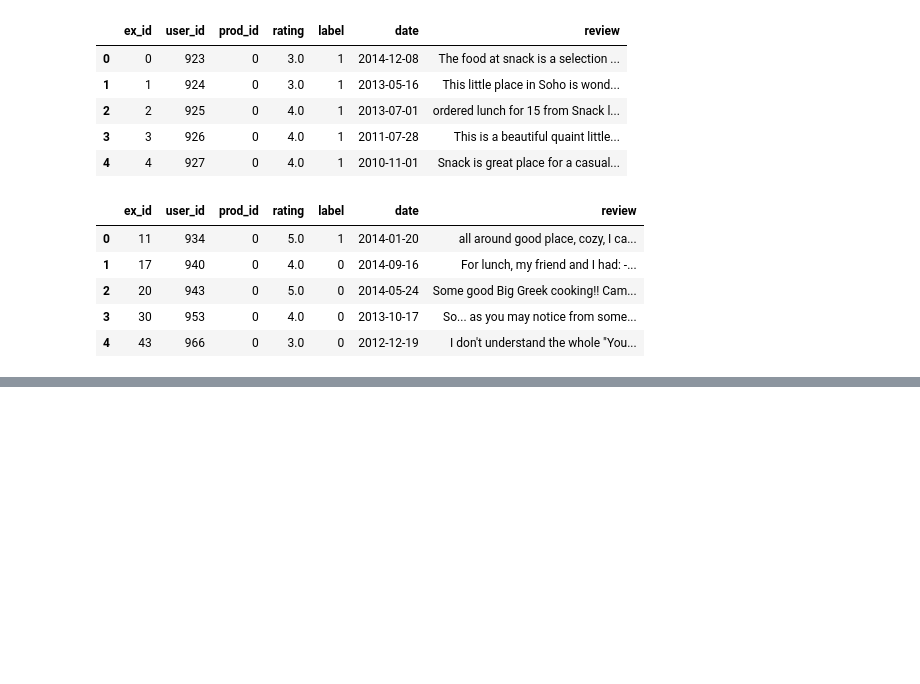
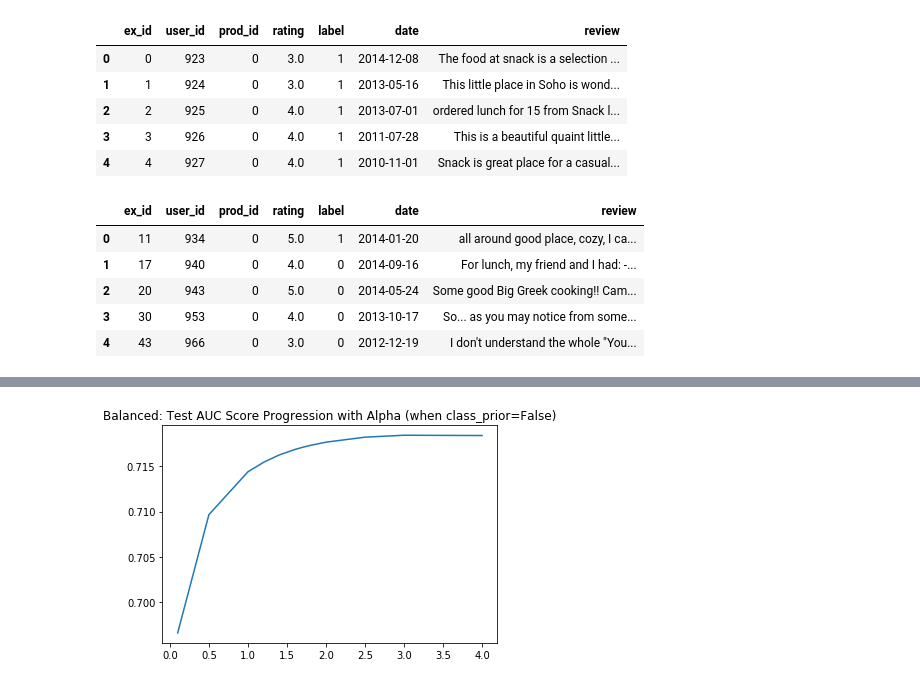
Before and after one commit to ameliachu/fake-review-detection-project, a Jupyter notebook: notebooks/ece278/02_Model_Multinomial Naive Bayes.ipynb, the cells around one changed output, grey strips where cells are left out. Saved outputs shown, nothing was run; the diff lists cells and outputs as text; code cells hidden in the pictures; blank space fills up the shorter version.

```diff
--- a/notebooks/ece278/02_Model_Multinomial Naive Bayes.ipynb
+++ b/notebooks/ece278/02_Model_Multinomial Naive Bayes.ipynb
@@ -105,0 +228,6 @@ MemoryError:
+# %%
+plt.plot(bal_results[bal_results.class_prior==False].alpha, bal_results[bal_results.class_prior==False].test_auc_score)
+plt.title("Balanced: Test AUC Score Progression with Alpha (when fit_prior=False)")
+plt.show()
+# %% [output]
+[figure, added]
```
Also changed, not shown: parts of 29 cells of this notebook, 4 other files.
